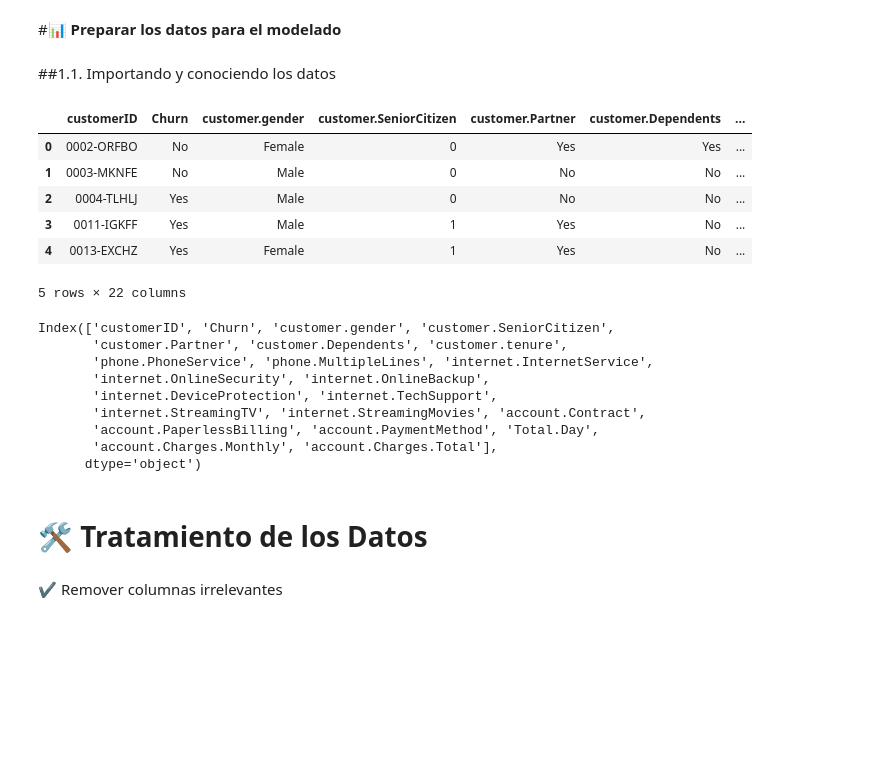
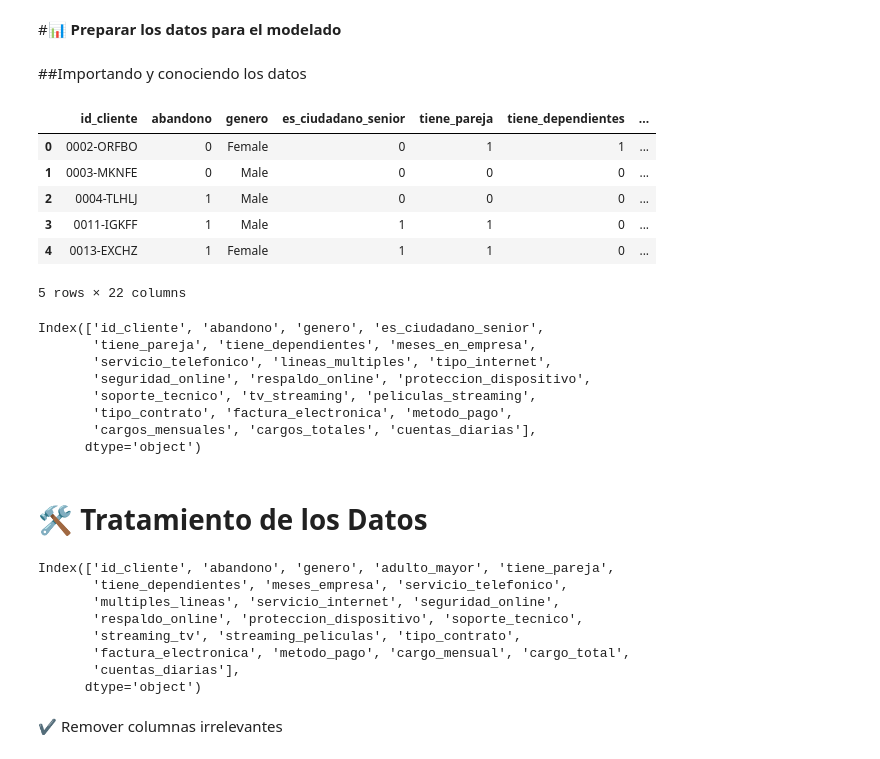
Before and after one commit to Nataliahfk/TELECOM-X---PARTE-2, a Jupyter notebook: TelecomX_SegundaParte.ipynb, the cells around one changed output. Drawn from its saved outputs; the diff is of its cells as text; code cells hidden in the pictures; blank space fills up the shorter version.

```diff
--- a/TelecomX_SegundaParte.ipynb
+++ b/TelecomX_SegundaParte.ipynb
@@ -18,7 +18,7 @@ Desarrollo de modelos predictivos capaces de preveer que clientes tienen mayor p
 # %% [markdown]
 #📊 **Preparar los datos para el modelado**
 # %% [markdown]
-##1.1. Importando y conociendo los datos
+##Importando y conociendo los datos
 # %%
 import pandas as pd
 import numpy as np
@@ -27,25 +27,24 @@ import seaborn as sns
 import plotly.express as px
 # %%
 #Importando datos
-datos = pd.read_csv('/content/df_limpo.csv')
+datos = pd.read_csv('/content/datos_tratados.csv')
 datos.head()
 # %% [output]
-|  | customerID | Churn | customer.gender | customer.SeniorCitizen | customer.Partner | customer.Dependents | ... |
-| 0 | 0002-ORFBO | No | Female | 0 | Yes | Yes | ... |
-| 1 | 0003-MKNFE | No | Male | 0 | No | No | ... |
-| 2 | 0004-TLHLJ | Yes | Male | 0 | No | No | ... |
-| 3 | 0011-IGKFF | Yes | Male | 1 | Yes | No | ... |
-| 4 | 0013-EXCHZ | Yes | Female | 1 | Yes | No | ... |
+|  | id_cliente | abandono | genero | es_ciudadano_senior | tiene_pareja | tiene_dependientes | ... |
+| 0 | 0002-ORFBO | 0 | Female | 0 | 1 | 1 | ... |
+| 1 | 0003-MKNFE | 0 | Male | 0 | 0 | 0 | ... |
+| 2 | 0004-TLHLJ | 1 | Male | 0 | 0 | 0 | ... |
+| 3 | 0011-IGKFF | 1 | Male | 1 | 1 | 0 | ... |
+| 4 | 0013-EXCHZ | 1 | Female | 1 | 1 | 0 | ... |
 5 rows × 22 columns
 # %%
 datos.columns
 # %% [output]
-Index(['customerID', 'Churn', 'customer.gender', 'customer.SeniorCitizen',
-       'customer.Partner', 'customer.Dependents', 'customer.tenure',
-       'phone.PhoneService', 'phone.MultipleLines', 'internet.InternetService',
-       'internet.OnlineSecurity', 'internet.OnlineBackup',
-       'internet.DeviceProtection', 'internet.TechSupport',
-       'internet.StreamingTV', 'internet.StreamingMovies', 'account.Contract',
-       'account.PaperlessBilling', 'account.PaymentMethod', 'Total.Day',
-       'account.Charges.Monthly', 'account.Charges.Total'],
+Index(['id_cliente', 'abandono', 'genero', 'es_ciudadano_senior',
+       'tiene_pareja', 'tiene_dependientes', 'meses_en_empresa',
+       'servicio_telefonico', 'lineas_multiples', 'tipo_internet',
+       'seguridad_online', 'respaldo_online', 'proteccion_dispositivo',
+       'soporte_tecnico', 'tv_streaming', 'peliculas_streaming',
+       'tipo_contrato', 'factura_electronica', 'metodo_pago',
+       'cargos_mensuales', 'cargos_totales', 'cuentas_diarias'],
       dtype='object')
@@ -78,5 +51,28 @@ datos.rename(columns={
 # %% [markdown]
 # 🛠️ Tratamiento de los Datos
+# %%
+datos = datos.rename(columns={
+    'es_ciudadano_senior': 'adulto_mayor',
+    'meses_en_empresa': 'meses_empresa',
+    'phone.PhoneService': 'servicio_telefonico',
+    'lineas_multiples': 'multiples_lineas',
+    'tipo_internet': 'servicio_internet',
+    'tv_streaming': 'streaming_tv',
+    'peliculas_streaming': 'streaming_peliculas',
+    'cargos_mensuales': 'cargo_mensual',
+    'cargos_totales': 'cargo_total'
+})
+
+print(datos.columns)
+# %% [output]
+Index(['id_cliente', 'abandono', 'genero', 'adulto_mayor', 'tiene_pareja',
+       'tiene_dependientes', 'meses_empresa', 'servicio_telefonico',
+       'multiples_lineas', 'servicio_internet', 'seguridad_online',
+       'respaldo_online', 'proteccion_dispositivo', 'soporte_tecnico',
+       'streaming_tv', 'streaming_peliculas', 'tipo_contrato',
+       'factura_electronica', 'metodo_pago', 'cargo_mensual', 'cargo_total',
+       'cuentas_diarias'],
+      dtype='object')
 # %% [markdown]
 ✔️ Remover columnas irrelevantes
 # %% [markdown]
```
Also changed, not shown: parts of 111 cells of this notebook.
